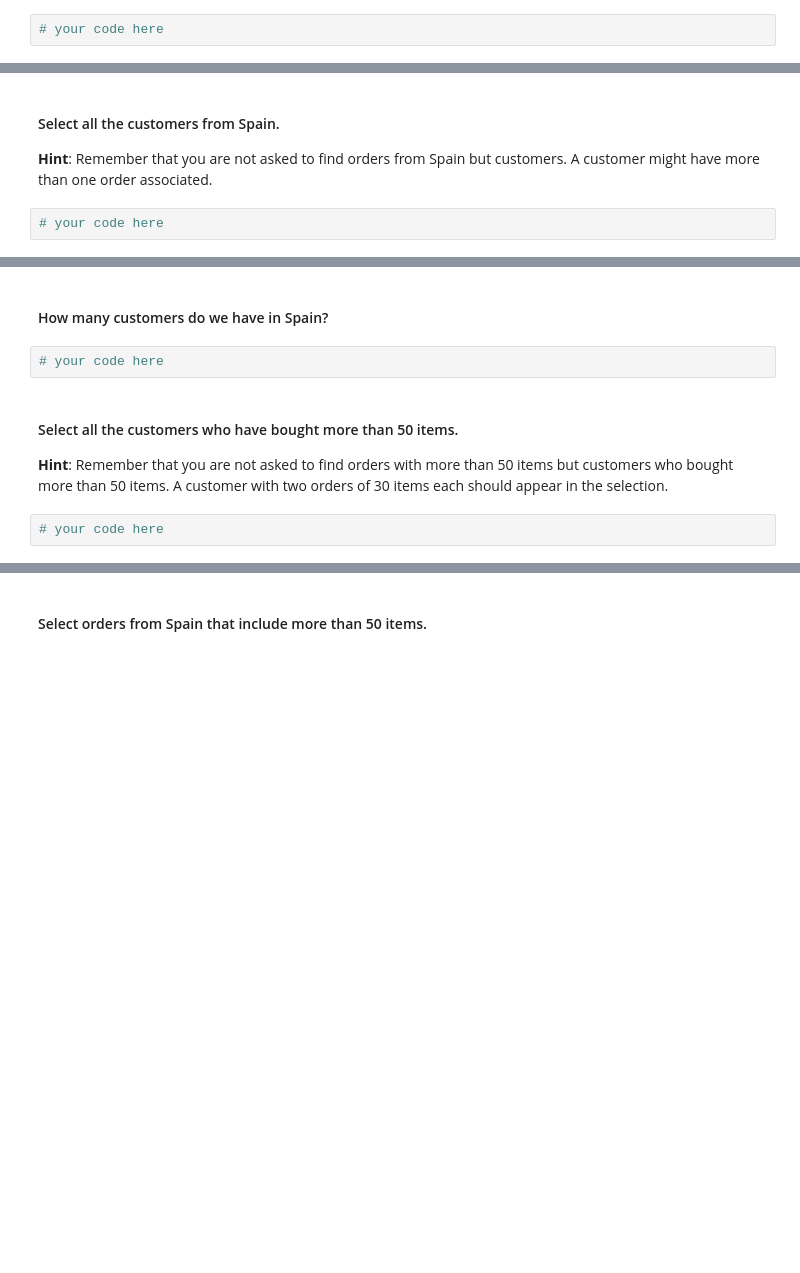
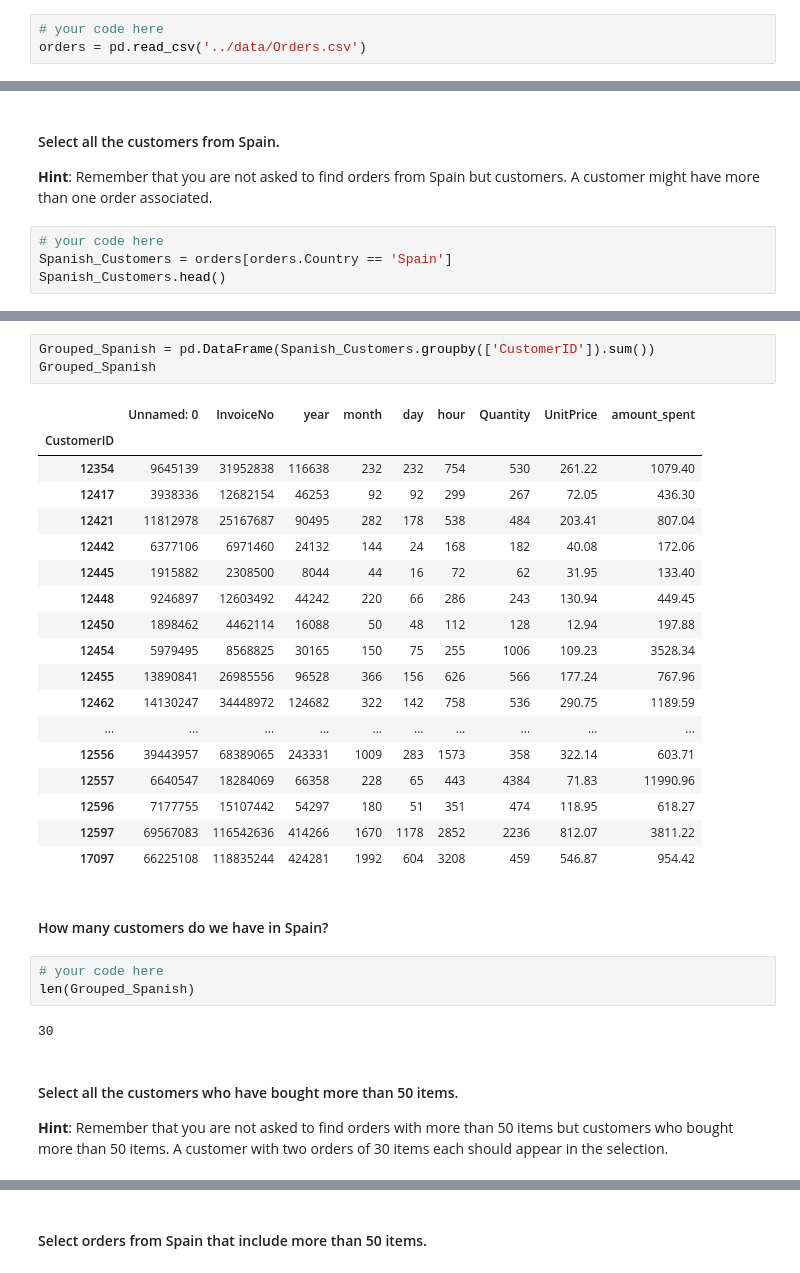
Before and after one commit to ta-data-bcn/lab-subsetting-and-descriptive-stats, a Jupyter notebook: your-code/main.ipynb, the cells around one changed output, grey strips where cells are left out. Drawn from its saved outputs; the diff is of its cells as text; blank space fills up the shorter version.

```diff
--- a/your-code/main.ipynb
+++ b/your-code/main.ipynb
@@ -141,6 +321,7 @@ your comments here
 #### Open the `orders` dataset. Name your dataset `orders`.
 # %%
 # your code here
+orders = pd.read_csv('../data/Orders.csv')
 # %% [markdown]
 #### Explore your dataset by looking at the data types and summary statistics. Comment your results.
 # %%
@@ -162,3 +381,5 @@ your comments here
 **Hint**: Remember that you are not asked to find orders from Spain but customers. A customer might have more than one order associated.
 # %%
 # your code here
+Spanish_Customers = orders[orders.Country == 'Spain']
+Spanish_Customers.head()
@@ -165,9 +393,32 @@ your comments here
+# %%
+Grouped_Spanish = pd.DataFrame(Spanish_Customers.groupby(['CustomerID']).sum())
+Grouped_Spanish
+# %% [output]
+|  | Unnamed: 0 | InvoiceNo | year | month | day | hour | Quantity | UnitPrice | amount_spent |
+| CustomerID |  |  |  |  |  |  |  |  |  |
+| 12354 | 9645139 | 31952838 | 116638 | 232 | 232 | 754 | 530 | 261.22 | 1079.40 |
+| 12417 | 3938336 | 12682154 | 46253 | 92 | 92 | 299 | 267 | 72.05 | 436.30 |
+| 12421 | 11812978 | 25167687 | 90495 | 282 | 178 | 538 | 484 | 203.41 | 807.04 |
+| 12442 | 6377106 | 6971460 | 24132 | 144 | 24 | 168 | 182 | 40.08 | 172.06 |
+| 12445 | 1915882 | 2308500 | 8044 | 44 | 16 | 72 | 62 | 31.95 | 133.40 |
+| 12448 | 9246897 | 12603492 | 44242 | 220 | 66 | 286 | 243 | 130.94 | 449.45 |
+| 12450 | 1898462 | 4462114 | 16088 | 50 | 48 | 112 | 128 | 12.94 | 197.88 |
+| 12454 | 5979495 | 8568825 | 30165 | 150 | 75 | 255 | 1006 | 109.23 | 3528.34 |
+| 12455 | 13890841 | 26985556 | 96528 | 366 | 156 | 626 | 566 | 177.24 | 767.96 |
+| 12462 | 14130247 | 34448972 | 124682 | 322 | 142 | 758 | 536 | 290.75 | 1189.59 |
+| ... | ... | ... | ... | ... | ... | ... | ... | ... | ... |
+| 12556 | 39443957 | 68389065 | 243331 | 1009 | 283 | 1573 | 358 | 322.14 | 603.71 |
+| 12557 | 6640547 | 18284069 | 66358 | 228 | 65 | 443 | 4384 | 71.83 | 11990.96 |
+| 12596 | 7177755 | 15107442 | 54297 | 180 | 51 | 351 | 474 | 118.95 | 618.27 |
+| 12597 | 69567083 | 116542636 | 414266 | 1670 | 1178 | 2852 | 2236 | 812.07 | 3811.22 |
+| 17097 | 66225108 | 118835244 | 424281 | 1992 | 604 | 3208 | 459 | 546.87 | 954.42 |
 # %% [markdown]
 #### How many customers do we have in Spain?
 # %%
 # your code here
+len(Grouped_Spanish)
+# %% [output]
+30
 # %% [markdown]
 #### Select all the customers who have bought more than 50 items.
 **Hint**: Remember that you are not asked to find orders with more than 50 items but customers who bought more than 50 items. A customer with two orders of 30 items each should appear in the selection.
-# %%
-# your code here
```
Also changed, not shown: parts of 43 cells of this notebook.
